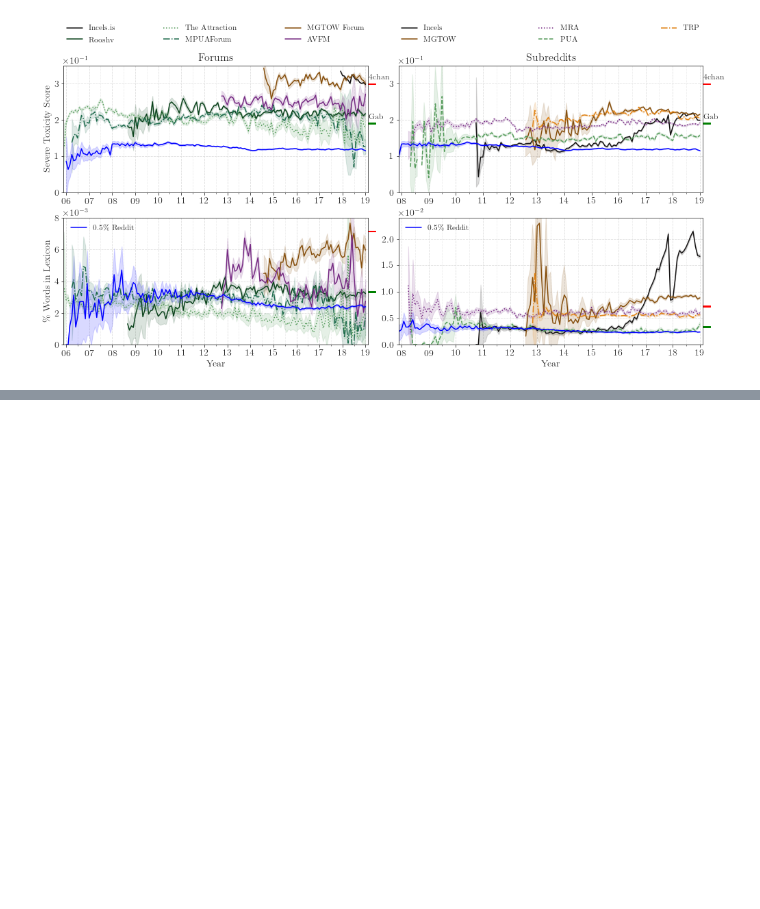
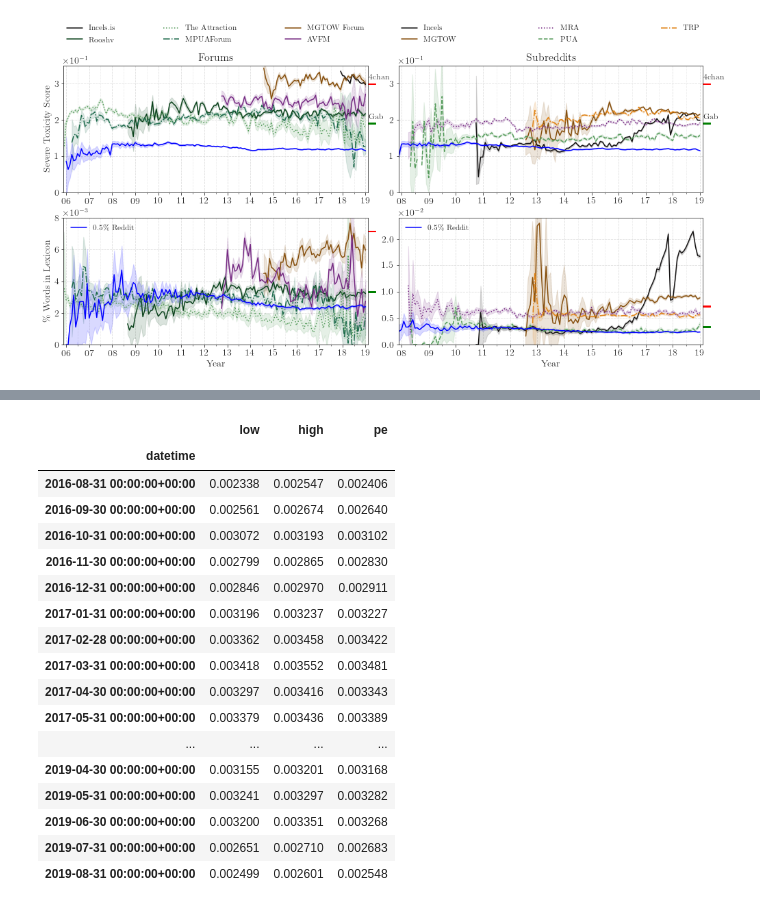
Before and after one commit to idramalab/manosphere_analysis, a Jupyter notebook: notebooks/toxicity_and_misoginy.ipynb, the cells around one changed output, grey strips where cells are left out. Cells and saved outputs as stored; diff of their text form; code cells hidden in the pictures; blank space fills up the shorter version.

```diff
--- a/notebooks/toxicity_and_misoginy.ipynb
+++ b/notebooks/toxicity_and_misoginy.ipynb
@@ -488,4 +563,24 @@ four_chan_per = get_toxicity(dfs_control[0], "perspective_toxicity", bs_stats.me
 # %%
 gab_lex = get_toxicity(dfs_control[2], "lexicon", bs_stats.mean)
+gab_lex
+# %% [output]
+|  | low | high | pe |
+| datetime |  |  |  |
+| 2016-08-31 00:00:00+00:00 | 0.002338 | 0.002547 | 0.002406 |
+| 2016-09-30 00:00:00+00:00 | 0.002561 | 0.002674 | 0.002640 |
+| 2016-10-31 00:00:00+00:00 | 0.003072 | 0.003193 | 0.003102 |
+| 2016-11-30 00:00:00+00:00 | 0.002799 | 0.002865 | 0.002830 |
+| 2016-12-31 00:00:00+00:00 | 0.002846 | 0.002970 | 0.002911 |
+| 2017-01-31 00:00:00+00:00 | 0.003196 | 0.003237 | 0.003227 |
+| 2017-02-28 00:00:00+00:00 | 0.003362 | 0.003458 | 0.003422 |
+| 2017-03-31 00:00:00+00:00 | 0.003418 | 0.003552 | 0.003481 |
+| 2017-04-30 00:00:00+00:00 | 0.003297 | 0.003416 | 0.003343 |
+| 2017-05-31 00:00:00+00:00 | 0.003379 | 0.003436 | 0.003389 |
+| ... | ... | ... | ... |
+| 2019-04-30 00:00:00+00:00 | 0.003155 | 0.003201 | 0.003168 |
+| 2019-05-31 00:00:00+00:00 | 0.003241 | 0.003297 | 0.003282 |
+| 2019-06-30 00:00:00+00:00 | 0.003200 | 0.003351 | 0.003268 |
+| 2019-07-31 00:00:00+00:00 | 0.002651 | 0.002710 | 0.002683 |
+| 2019-08-31 00:00:00+00:00 | 0.002499 | 0.002601 | 0.002548 |
 # %%
 gab_per = get_toxicity(dfs_control[2], "perspective_toxicity", bs_stats.mean)
```
Also changed, not shown: parts of 16 cells of this notebook, 49 other files.
